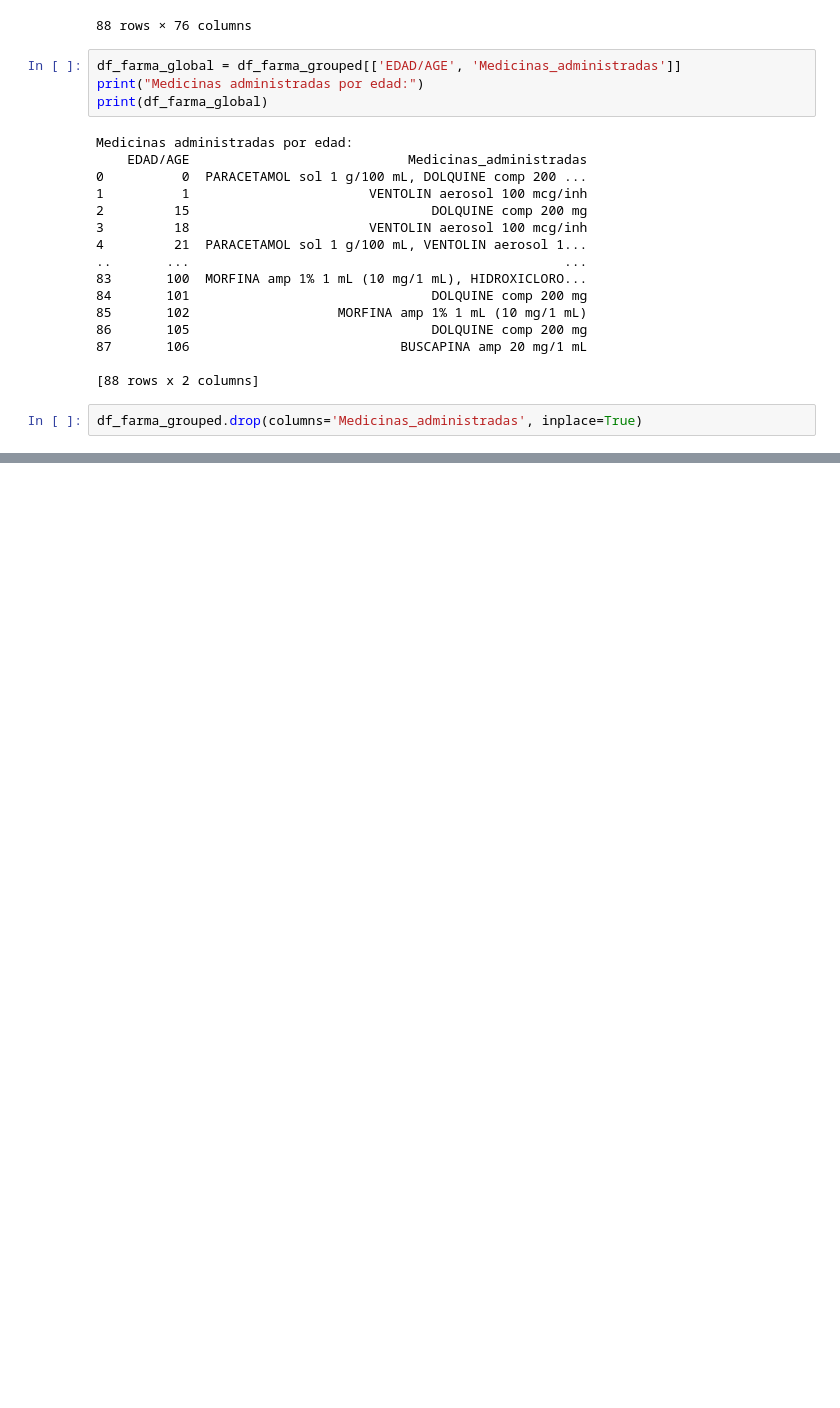
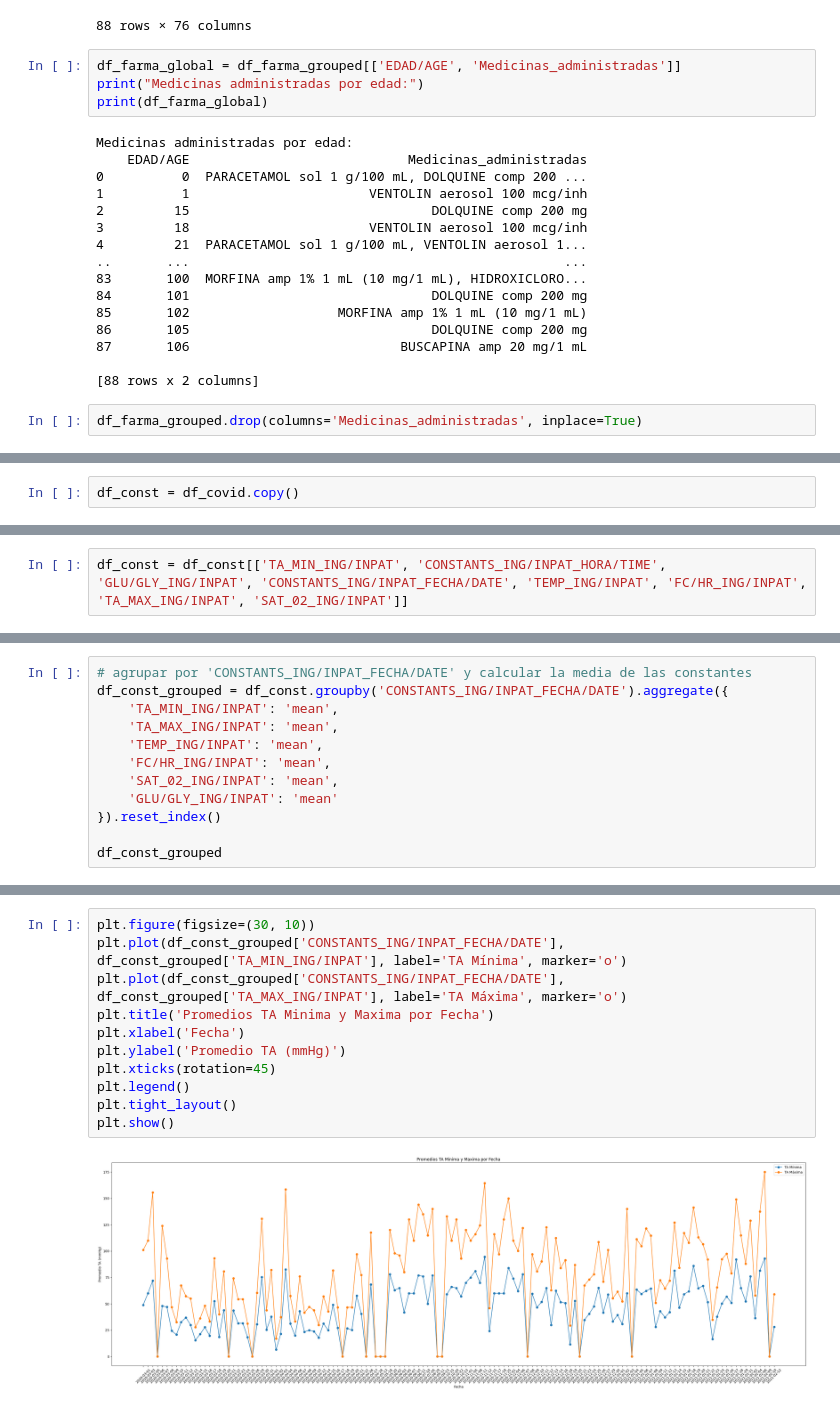
Before and after one commit to UnicornDataCience/R35_sopra_steria, a Jupyter notebook: notebooks/hdbscan.ipynb, the cells around one changed output, grey strips where cells are left out. Drawn from its saved outputs; the diff is of its cells as text; blank space fills up the shorter version.

```diff
--- a/notebooks/hdbscan.ipynb
+++ b/notebooks/hdbscan.ipynb
@@ -1015,0 +1018,2 @@ df_farma_grouped.drop(columns='Medicinas_administradas', inplace=True)
+# %%
+df_const = df_covid.copy()
@@ -1015,0 +1040,2 @@ df_farma_grouped.drop(columns='Medicinas_administradas', inplace=True)
+# %%
+df_const = df_const[['TA_MIN_ING/INPAT', 'CONSTANTS_ING/INPAT_HORA/TIME', 'GLU/GLY_ING/INPAT', 'CONSTANTS_ING/INPAT_FECHA/DATE', 'TEMP_ING/INPAT', 'FC/HR_ING/INPAT', 'TA_MAX_ING/INPAT', 'SAT_02_ING/INPAT']]
@@ -1015,0 +1062,12 @@ df_farma_grouped.drop(columns='Medicinas_administradas', inplace=True)
+# %%
+# agrupar por 'CONSTANTS_ING/INPAT_FECHA/DATE' y calcular la media de las constantes
+df_const_grouped = df_const.groupby('CONSTANTS_ING/INPAT_FECHA/DATE').aggregate({
+    'TA_MIN_ING/INPAT': 'mean',
+    'TA_MAX_ING/INPAT': 'mean',
+    'TEMP_ING/INPAT': 'mean',
+    'FC/HR_ING/INPAT': 'mean',
+    'SAT_02_ING/INPAT': 'mean',
+    'GLU/GLY_ING/INPAT': 'mean'
+}).reset_index()
+
+df_const_grouped
@@ -1015,0 +1088,13 @@ df_farma_grouped.drop(columns='Medicinas_administradas', inplace=True)
+# %%
+plt.figure(figsize=(30, 10))
+plt.plot(df_const_grouped['CONSTANTS_ING/INPAT_FECHA/DATE'], df_const_grouped['TA_MIN_ING/INPAT'], label='TA Mínima', marker='o')
+plt.plot(df_const_grouped['CONSTANTS_ING/INPAT_FECHA/DATE'], df_const_grouped['TA_MAX_ING/INPAT'], label='TA Máxima', marker='o')
+plt.title('Promedios TA Minima y Maxima por Fecha')
+plt.xlabel('Fecha')
+plt.ylabel('Promedio TA (mmHg)')
+plt.xticks(rotation=45)
+plt.legend()
+plt.tight_layout()
+plt.show()
+# %% [output]
+[figure, added]
```
Also changed, not shown: parts of 8 cells of this notebook.
